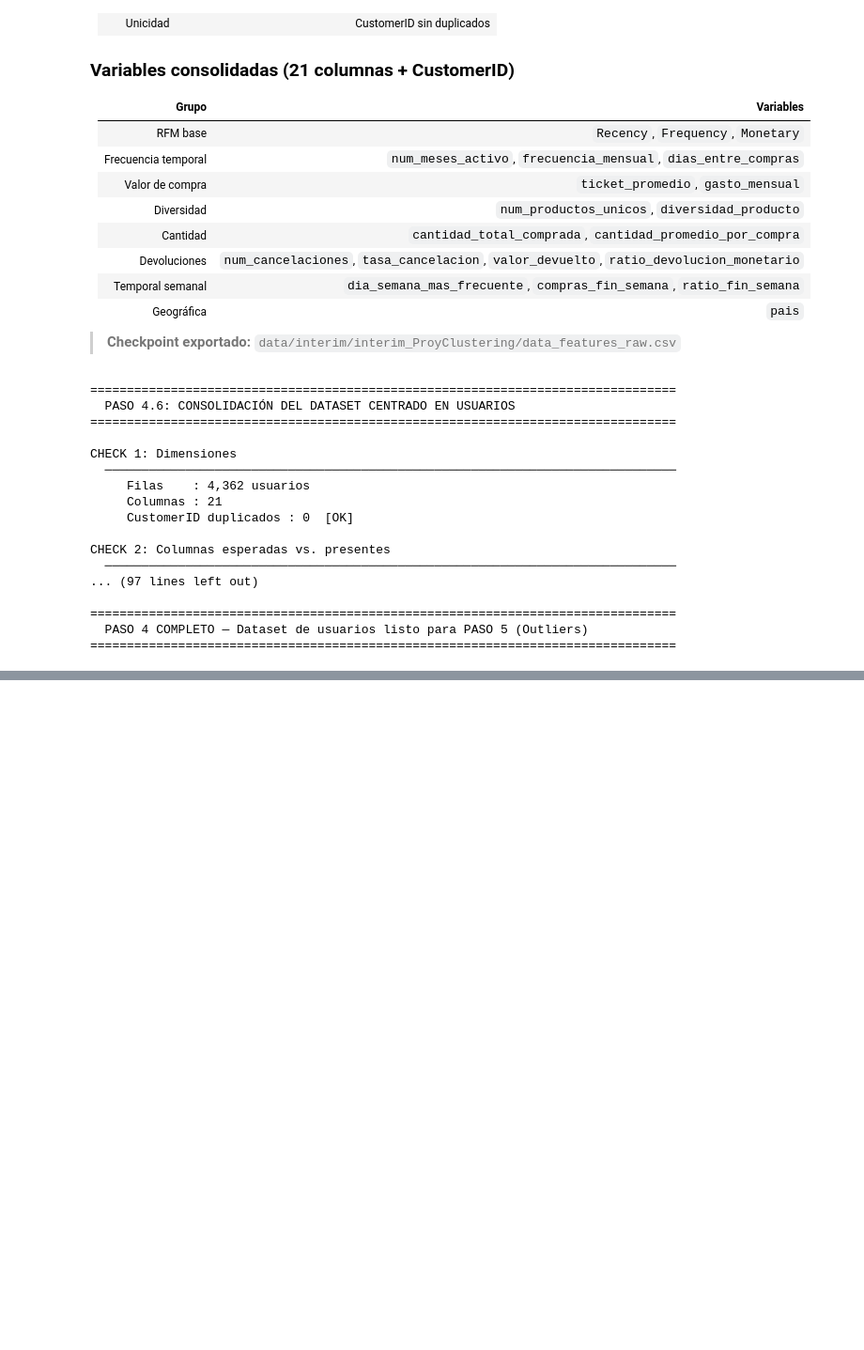
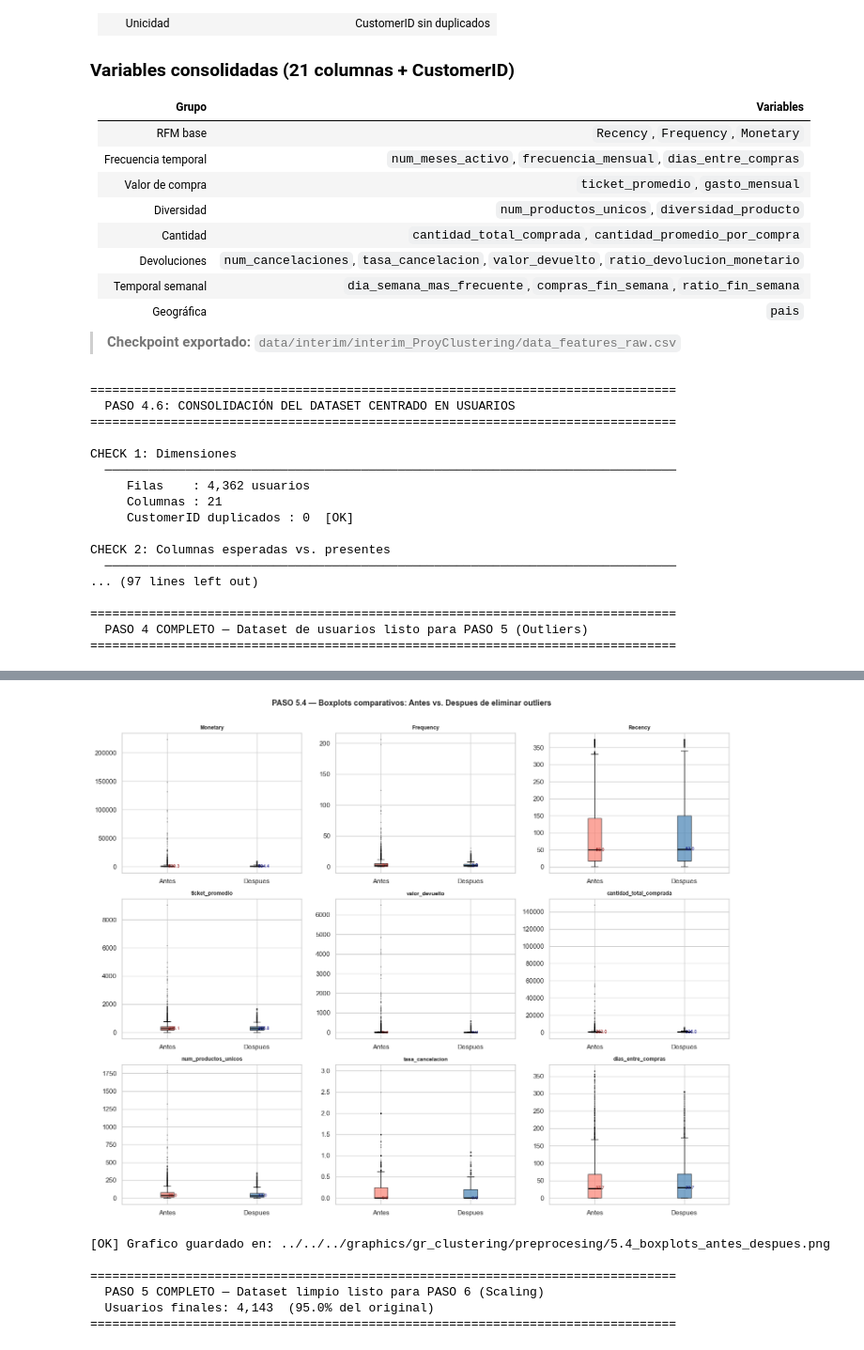
Before and after one commit to ravel01106/proyecto-master-ia-big-data, a Jupyter notebook: notebooks/clustering_proyect/preprocesing/preprocesing_data_clustering.ipynb, the cells around one changed output, grey strips where cells are left out. Shown at 94% size. Saved outputs shown, nothing was run; the diff lists cells and outputs as text; code cells hidden in the pictures; blank space fills up the shorter version.

```diff
--- a/notebooks/clustering_proyect/preprocesing/preprocesing_data_clustering.ipynb
+++ b/notebooks/clustering_proyect/preprocesing/preprocesing_data_clustering.ipynb
@@ -2463,0 +3037,62 @@ CHECK 2: Columnas esperadas vs. presentes
+# %%
+# ── Boxplots comparativos: antes vs. después ──────────────────────────────────
+FEATURES_BOX = [
+    'Monetary', 'Frequency', 'Recency',
+    'ticket_promedio', 'valor_devuelto',
+    'cantidad_total_comprada', 'num_productos_unicos',
+    'tasa_cancelacion', 'dias_entre_compras',
+]
+
+NCOLS_B = 3
+NROWS_B = 3
+
+fig, axes = plt.subplots(NROWS_B, NCOLS_B, figsize=(15, NROWS_B * 4))
+fig.suptitle('PASO 5.4 — Boxplots comparativos: Antes vs. Despues de eliminar outliers',
+             fontsize=13, fontweight='bold', y=1.01)
+
+for idx, col in enumerate(FEATURES_BOX):
+    ax = axes[idx // NCOLS_B][idx % NCOLS_B]
+
+    datos_antes   = df_rfm[col].dropna().values
+    datos_despues = df_rfm_clean[col].dropna().values
+
+    bp = ax.boxplot(
+        [datos_antes, datos_despues],
+        labels=['Antes', 'Despues'],
+        patch_artist=True,
+        boxprops=dict(alpha=0.7),
+        medianprops=dict(color='black', linewidth=1.8),
+        flierprops=dict(marker='.', markersize=2, alpha=0.3),
+        whiskerprops=dict(linewidth=1),
+        capprops=dict(linewidth=1),
+    )
+    bp['boxes'][0].set_facecolor('salmon')
+    bp['boxes'][1].set_facecolor('steelblue')
+
+    ax.set_title(col, fontsize=9, fontweight='bold')
+    ax.set_ylabel('')
+
+    # Anotar mediana de cada grupo
+    med_a = df_rfm[col].median()
+    med_d = df_rfm_clean[col].median()
+    ax.text(1, med_a, f' {med_a:.1f}', va='center', fontsize=7.5, color='darkred')
+    ax.text(2, med_d, f' {med_d:.1f}', va='center', fontsize=7.5, color='navy')
+
+plt.tight_layout()
+ruta_grafico = RUTA_GRAFICOS + '5.4_boxplots_antes_despues.png'
+plt.savefig(ruta_grafico, dpi=110, bbox_inches='tight')
+plt.show()
+print(f'[OK] Grafico guardado en: {ruta_grafico}')
+print()
+print('='*80)
+print('  PASO 5 COMPLETO — Dataset limpio listo para PASO 6 (Scaling)')
+print(f'  Usuarios finales: {len(df_rfm_clean):,}  ({len(df_rfm_clean)/len(df_rfm)*100:.1f}% del original)')
+print('='*80)
+# %% [output]
+[figure, added]
+[OK] Grafico guardado en: ../../../graphics/gr_clustering/preprocesing/5.4_boxplots_antes_despues.png
+
+================================================================================
+  PASO 5 COMPLETO — Dataset limpio listo para PASO 6 (Scaling)
+  Usuarios finales: 4,143  (95.0% del original)
+================================================================================
```
Also changed, not shown: parts of 12 cells of this notebook, 5 other files.
